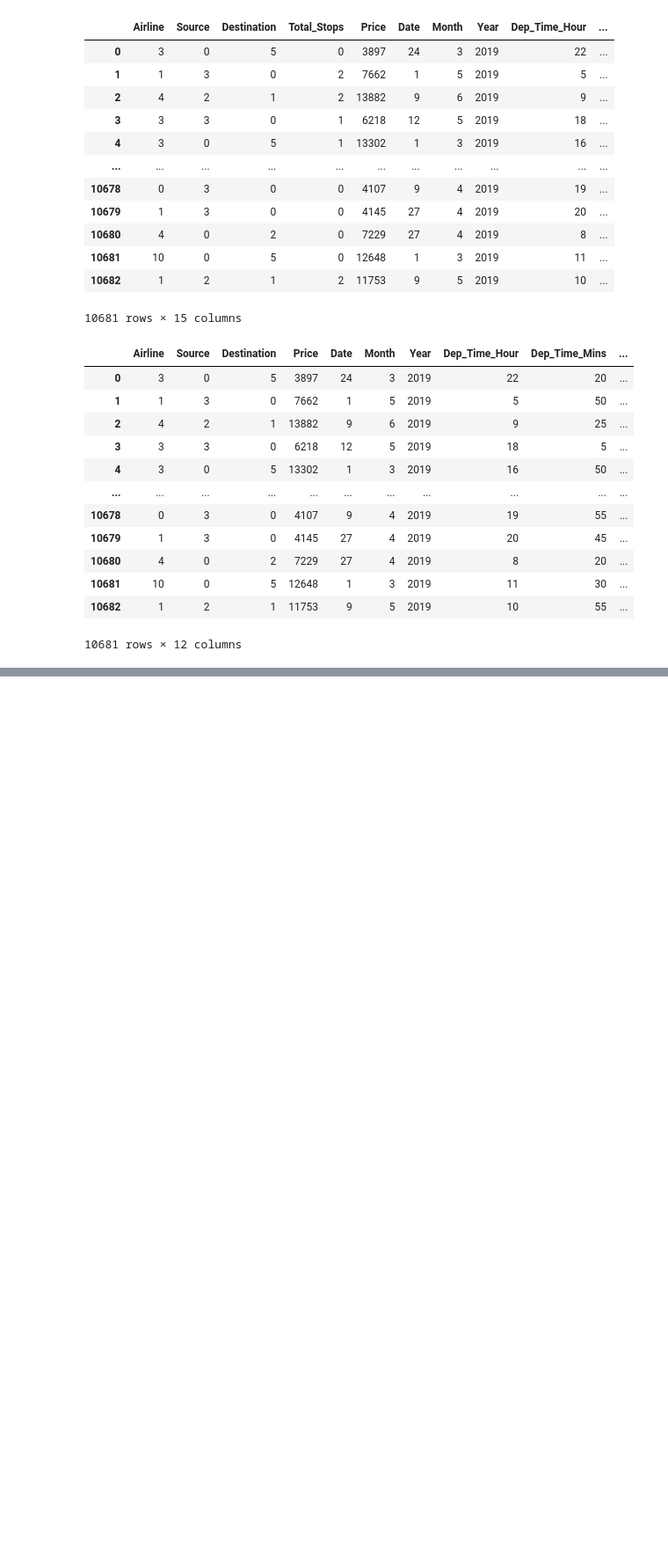
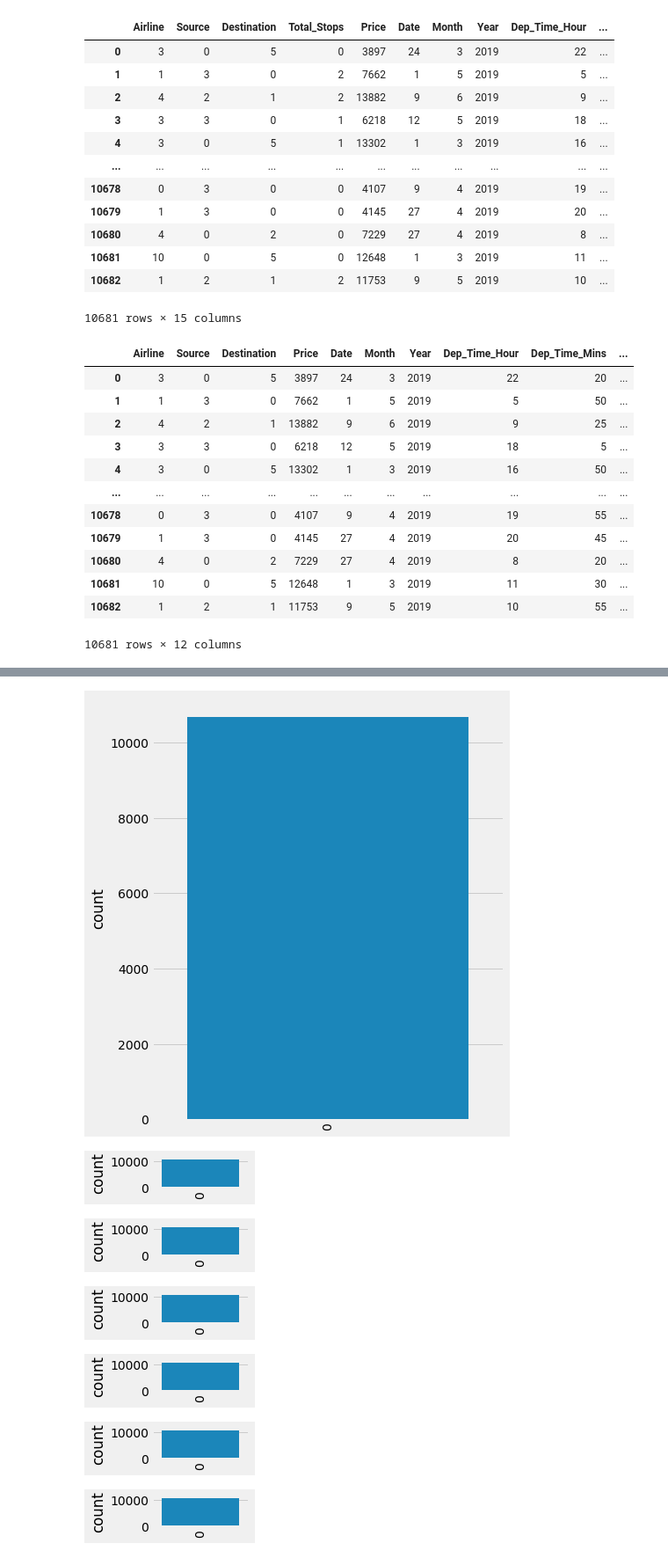
Before and after one commit to Reshma2103/reshma, a Jupyter notebook: flight_price.ipynb, the cells around one changed output, grey strips where cells are left out. Shown at 88% size. Drawn from its saved outputs; the diff is of its cells as text; code cells hidden in the pictures; blank space fills up the shorter version.

```diff
--- a/flight_price.ipynb
+++ b/flight_price.ipynb
@@ -432,0 +463,19 @@ fdata
+# %%
+import seaborn as sns
+c=1
+plt.figure(figsize=(20,45))
+for i in categorical:
+  plt.subplot(6,3,c)
+  sns.countplot(data[i])
+  plt.xticks(rotation=90)
+  plt.tight_layout(pad=3.0)
+  c=c+1
+  plt.show()
+# %% [output]
+[figure, added]
+[figure, added]
+[figure, added]
+[figure, added]
+[figure, added]
+[figure, added]
+[figure, added]
```
Also changed, not shown: parts of 15 cells of this notebook.
